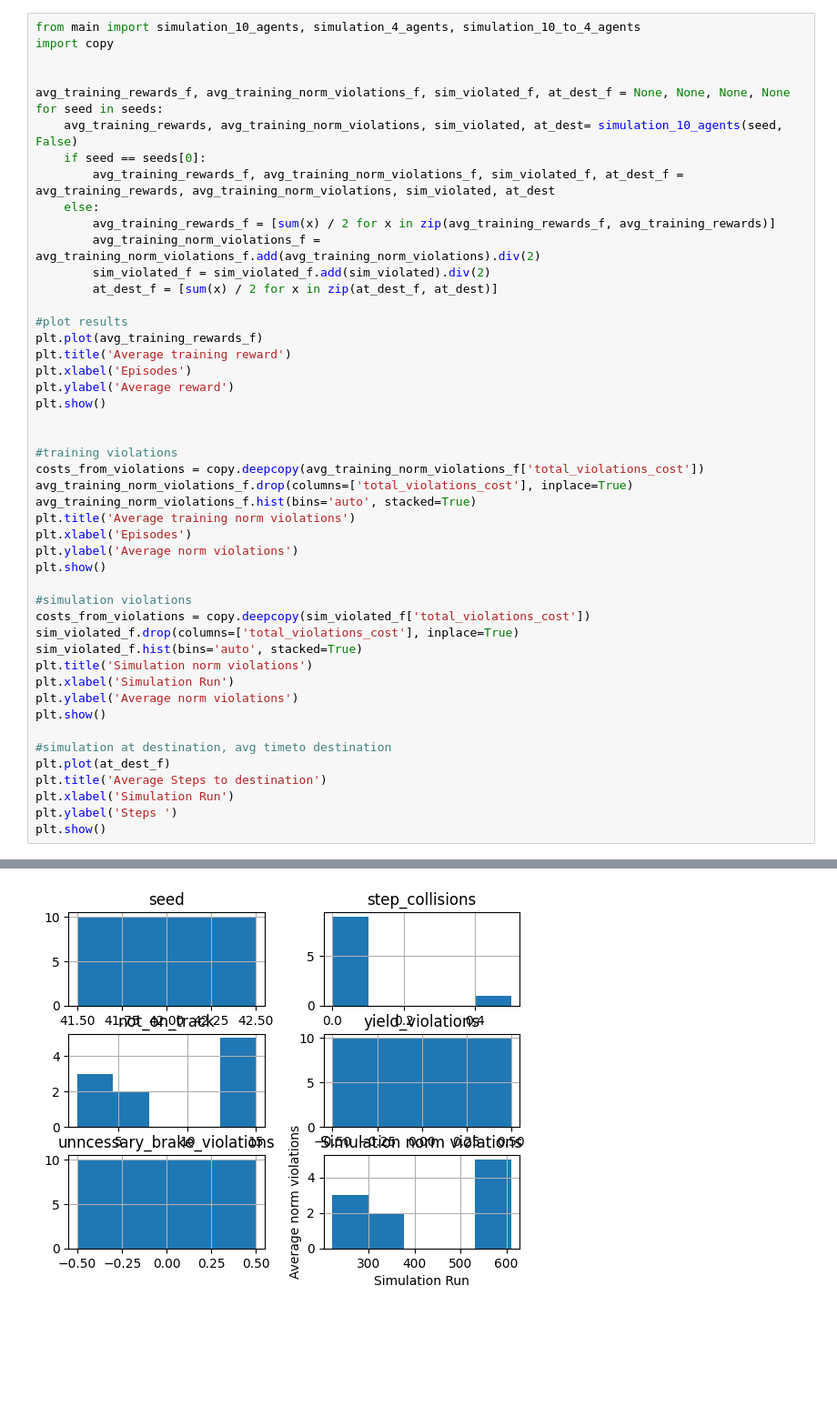
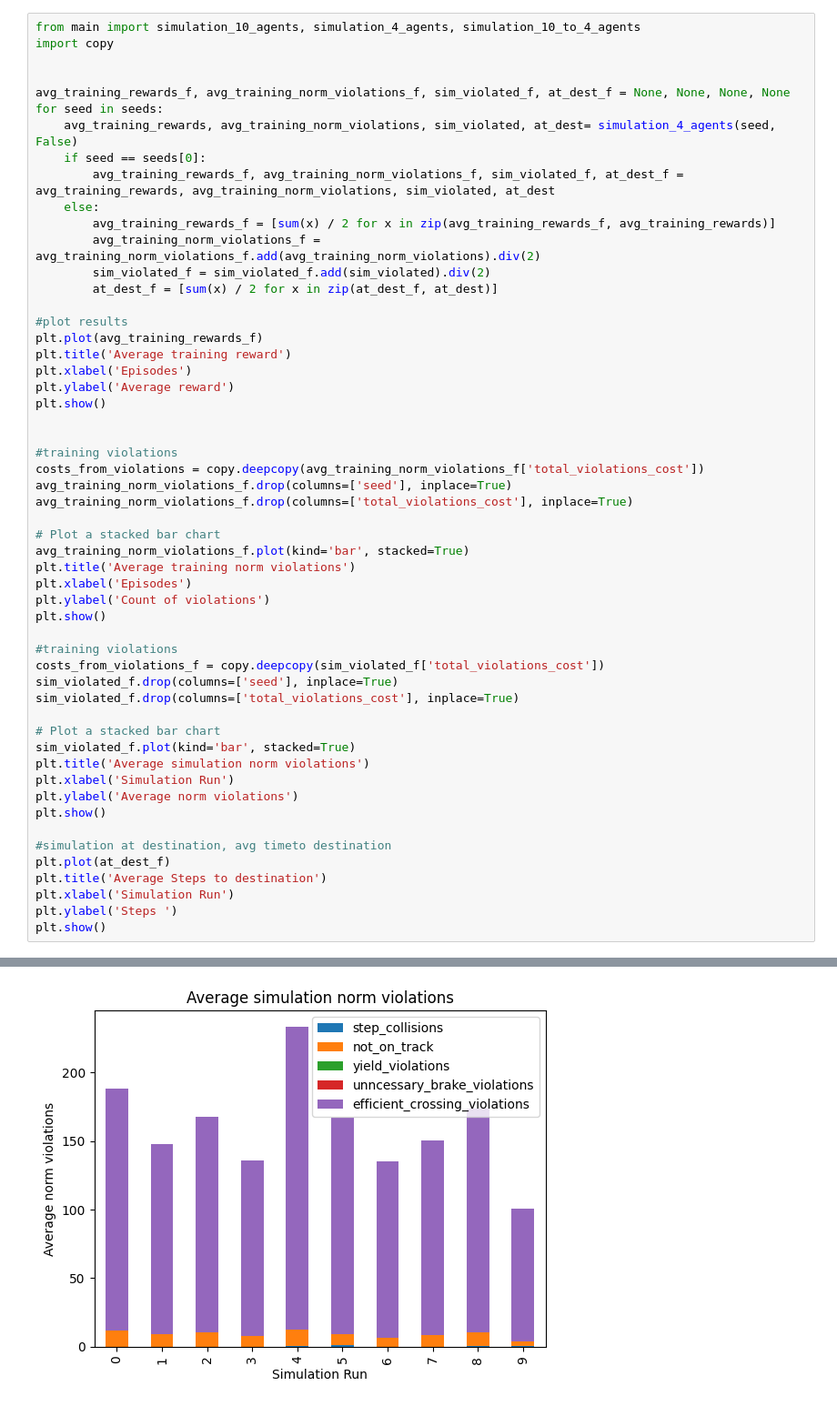
Before and after one commit to gsmithline/RL_Project, a Jupyter notebook: experiments.ipynb, the cells around one changed output, grey strips where cells are left out. Shown: that part at 91% size. Saved outputs shown, nothing was run; the diff lists cells and outputs as text; blank space fills up the shorter version.

Commit message:
simulations working

```diff
--- a/experiments.ipynb
+++ b/experiments.ipynb
@@ -24,7 +24,7 @@ import copy
 
 avg_training_rewards_f, avg_training_norm_violations_f, sim_violated_f, at_dest_f = None, None, None, None
 for seed in seeds:
-    avg_training_rewards, avg_training_norm_violations, sim_violated, at_dest= simulation_10_agents(seed, False)
+    avg_training_rewards, avg_training_norm_violations, sim_violated, at_dest= simulation_4_agents(seed, False)
     if seed == seeds[0]:
         avg_training_rewards_f, avg_training_norm_violations_f, sim_violated_f, at_dest_f = avg_training_rewards, avg_training_norm_violations, sim_violated, at_dest
     else:
@@ -43,18 +43,24 @@ plt.show()
 
 #training violations
 costs_from_violations = copy.deepcopy(avg_training_norm_violations_f['total_violations_cost'])
+avg_training_norm_violations_f.drop(columns=['seed'], inplace=True)
 avg_training_norm_violations_f.drop(columns=['total_violations_cost'], inplace=True)
-avg_training_norm_violations_f.hist(bins='auto', stacked=True)
+
+# Plot a stacked bar chart
+avg_training_norm_violations_f.plot(kind='bar', stacked=True)
 plt.title('Average training norm violations')
 plt.xlabel('Episodes')
-plt.ylabel('Average norm violations')
+plt.ylabel('Count of violations')
 plt.show()
 
-#simulation violations
-costs_from_violations = copy.deepcopy(sim_violated_f['total_violations_cost'])
+#training violations
+costs_from_violations_f = copy.deepcopy(sim_violated_f['total_violations_cost'])
+sim_violated_f.drop(columns=['seed'], inplace=True)
 sim_violated_f.drop(columns=['total_violations_cost'], inplace=True)
-sim_violated_f.hist(bins='auto', stacked=True)
-plt.title('Simulation norm violations')
+
+# Plot a stacked bar chart
+sim_violated_f.plot(kind='bar', stacked=True)
+plt.title('Average simulation norm violations')
 plt.xlabel('Simulation Run')
 plt.ylabel('Average norm violations')
 plt.show()
@@ -113 +181 @@ Episode 9 done
-[figure, old version]
+[figure, new version]
```
Also changed, not shown: parts of 5 cells of this notebook, 1 other file.
